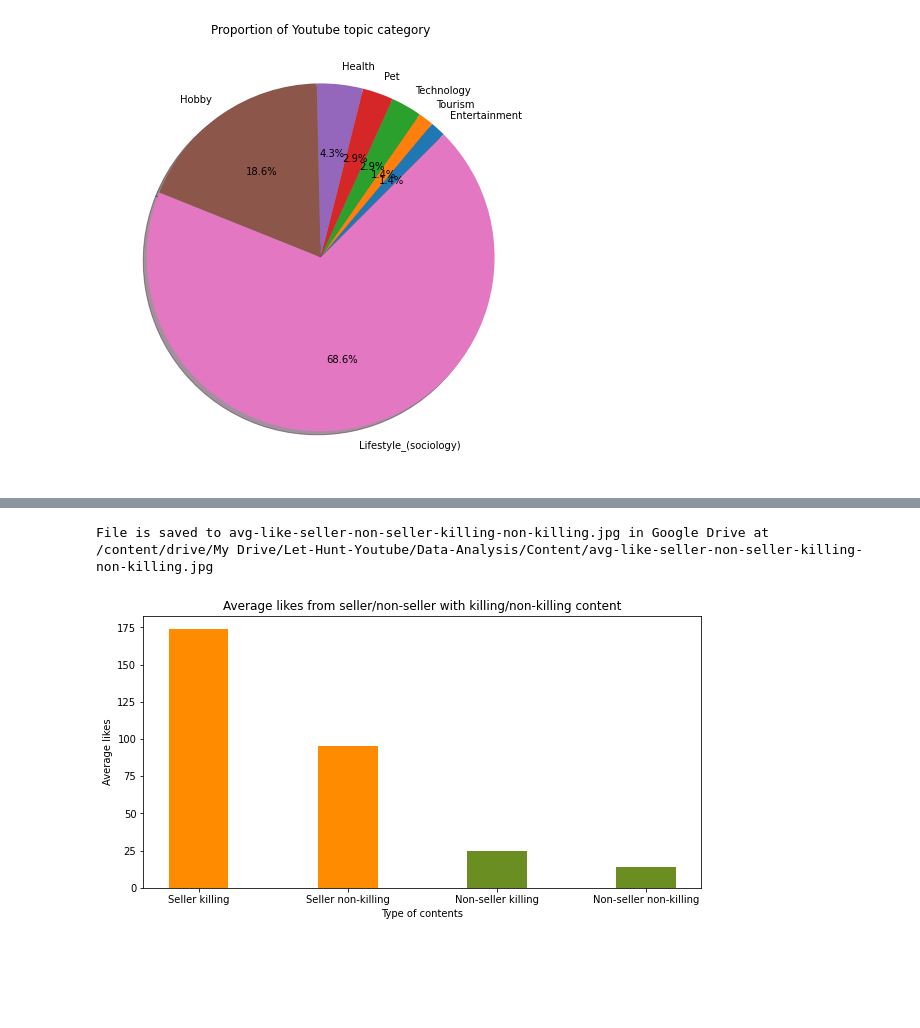
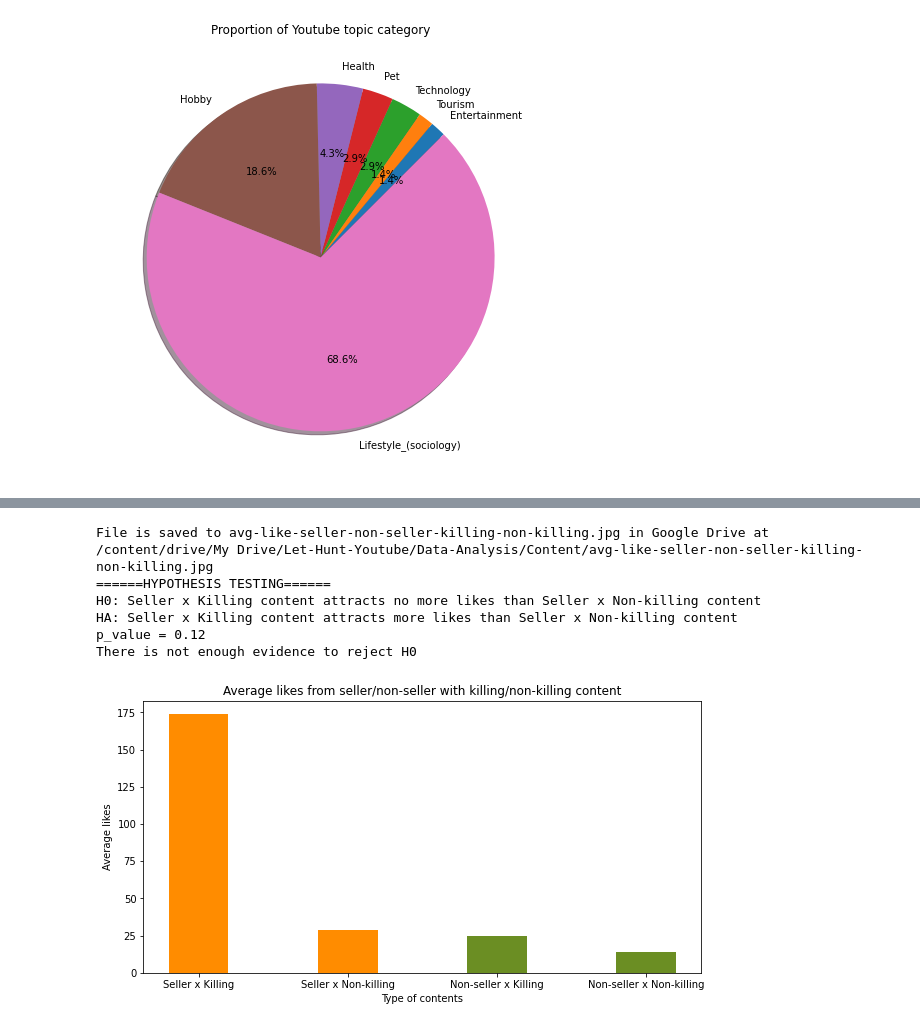
Before and after one commit to hoangantk6/Youtube_Hunting, a Jupyter notebook: 04-Data-Analysis/01_video-content-analysis.ipynb, the cells around one changed output, grey strips where cells are left out. Cells and saved outputs as stored; diff of their text form; code cells hidden in the pictures; blank space fills up the shorter version.

Commit message:
add hypothesis testing to compare metadata (e.g., no. of likes, dislikes, views)

```diff
--- a/04-Data-Analysis/01_video-content-analysis.ipynb
+++ b/04-Data-Analysis/01_video-content-analysis.ipynb
@@ -136,7 +120,8 @@ category = {
 
     'non-killing' : [
       'seller_demo_no_killing',
-      'non_seller_no_killing'
+      'non_seller_no_killing',
+      'seller_showcase_only'
     ]
 }
 
@@ -386,9 +394,13 @@ File is saved to topic_category_pie.jpg in Google Drive at /content/drive/My Dri
 [figure]
 # %%
 # average view by category
+def metadata_of_intersection(A, B, metadata):
+  C = list(set(category[A]).intersection(set(category[B])))
+  return data[C + [metadata]].dropna(subset=C, how='all')[metadata]
+
 def mean_metadata_of_intersection(A, B, metadata):
   C = list(set(category[A]).intersection(set(category[B])))
-  C_num_view_mean = round(data[C + [metadata]].dropna(subset=C, how='all')[metadata].mean())
+  C_num_view_mean = round(metadata_of_intersection(A, B, metadata).mean())
   return C_num_view_mean
 
 seller_killing_num_view_mean         = mean_metadata_of_intersection('seller', 'killing', 'num_view')
@@ -411,4 +423,18 @@ plt = dautils.bar_plot(
 
 # save image
 utils.save_image(plt, visualization_folder_path, "avg-view-seller-non-seller-killing-non-killing.jpg")
+
+# ------------------
+# Hypothesis testing
+H0 = "Seller x Killing content attracts no more views than Seller x Non-killing content"
+HA = "Seller x Killing content attracts more views than Seller x Non-killing content"
+
+isutils.ht_compare_two_pop_mean_when_variance_unknown_and_unequal(
+    H0, HA,
+    delta_hypothesis=0,
+    sample1=metadata_of_intersection('seller', 'killing', 'num_view'),
+    sample2=metadata_of_intersection('seller', 'non-killing', 'num_view'),
+    alpha=0.05,
+    tail='right'
+)
 # %% [output]
@@ -416,27 +448,46 @@ utils.save_image(plt, visualization_folder_path, "avg-view-seller-non-seller-kil
 # %%
 # average like by category
 seller_killing_num_like_mean         = mean_metadata_of_intersection('seller', 'killing', 'num_like')
 seller_non_killing_num_like_mean     = mean_metadata_of_intersection('seller', 'non-killing', 'num_like')
 non_seller_killing_num_like_mean     = mean_metadata_of_intersection('non-seller', 'killing', 'num_like')
 non_seller_non_killing_num_like_mean = mean_metadata_of_intersection('non-seller', 'non-killing', 'num_like')
 
 plt = dautils.bar_plot(
     data={
-        "Seller killing": seller_killing_num_like_mean,
-        "Seller non-killing": seller_non_killing_num_like_mean,
-        "Non-seller killing": non_seller_killing_num_like_mean,
-        "Non-seller non-killing": non_seller_non_killing_num_like_mean
+        "Seller x Killing": seller_killing_num_like_mean,
+        "Seller x Non-killing": seller_non_killing_num_like_mean,
+        "Non-seller x Killing": non_seller_killing_num_like_mean,
+        "Non-seller x Non-killing": non_seller_non_killing_num_like_mean
     },
     xlabel="Type of contents",
     ylabel="Average likes",
     title="Average likes from seller/non-seller with killing/non-killing content",
     # value_annotation=False,
     color=['darkorange', 'darkorange', 'olivedrab', 'olivedrab']
 )
 
 # save image
 utils.save_image(plt, visualization_folder_path, "avg-like-seller-non-seller-killing-non-killing.jpg")
+
+# ------------------
+# Hypothesis testing
+H0 = "Seller x Killing content attracts no more likes than Seller x Non-killing content"
+HA = "Seller x Killing content attracts more likes than Seller x Non-killing content"
+
+isutils.ht_compare_two_pop_mean_when_variance_unknown_and_unequal(
+    H0, HA,
+    delta_hypothesis=0,
+    sample1=metadata_of_intersection('seller', 'killing', 'num_like'),
+    sample2=metadata_of_intersection('seller', 'non-killing', 'num_like'),
+    alpha=0.05,
+    tail='right'
+)
 # %% [output]
 File is saved to avg-like-seller-non-seller-killing-non-killing.jpg in Google Drive at /content/drive/My Drive/Let-Hunt-Youtube/Data-Analysis/Content/avg-like-seller-non-seller-killing-non-killing.jpg
+======HYPOTHESIS TESTING======
+H0: Seller x Killing content attracts no more likes than Seller x Non-killing content
+HA: Seller x Killing content attracts more likes than Seller x Non-killing content
+p_value = 0.12
+There is not enough evidence to reject H0
-[figure, old version]
+[figure, new version]
 # %%
```
Also changed, not shown: parts of 11 cells of this notebook.
